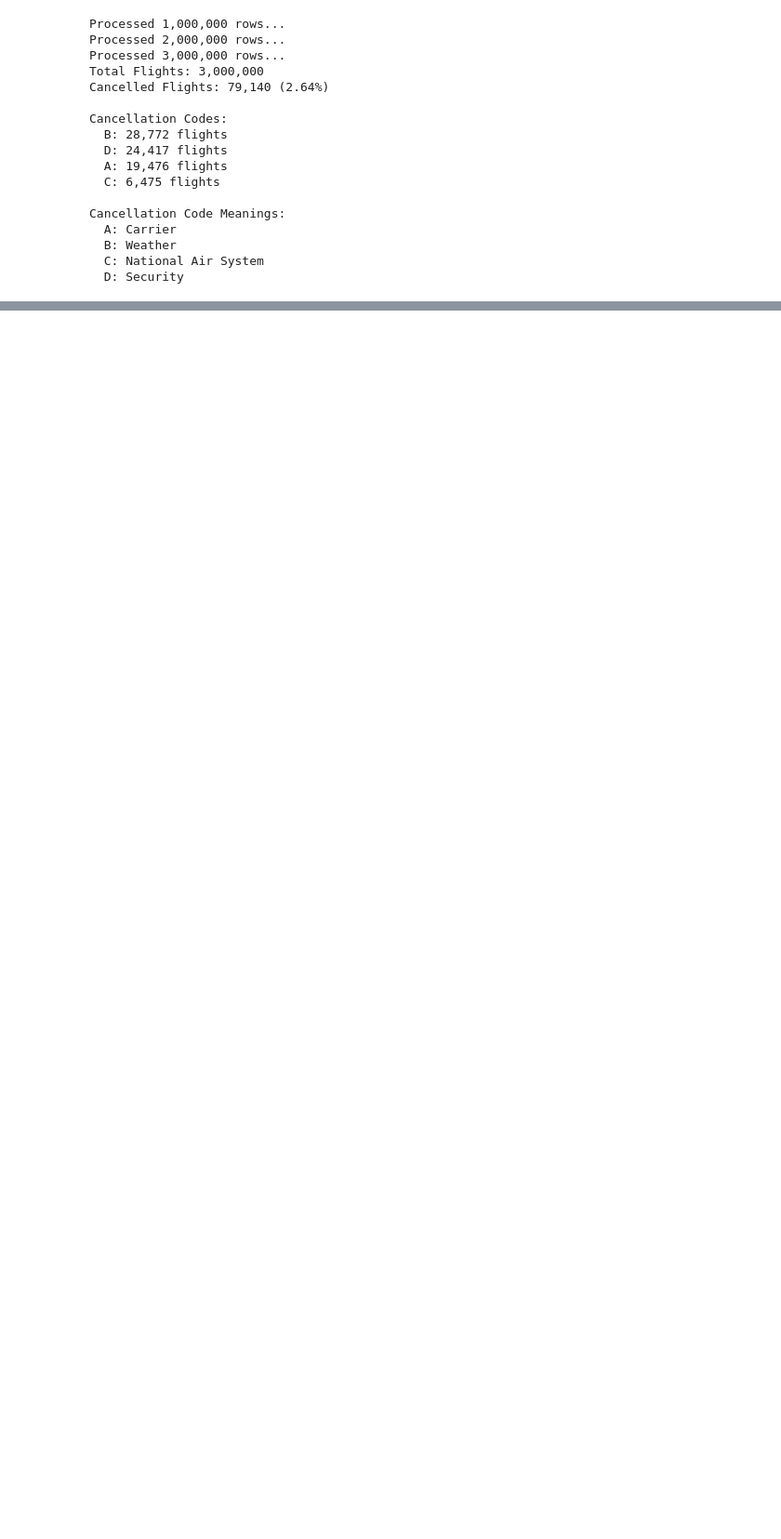
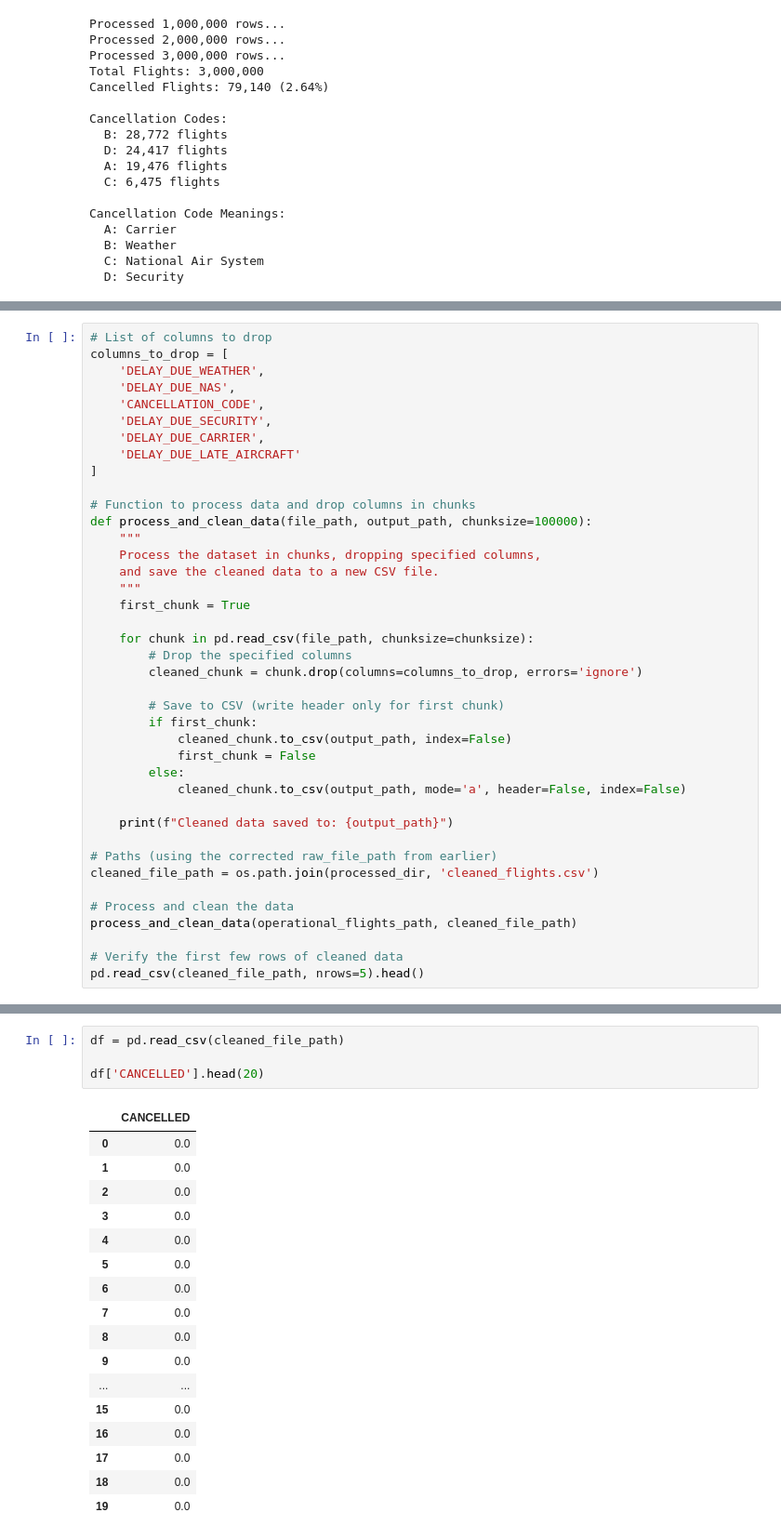
Before and after one commit to Suee18/Forecasting_Flights-DataScience, a Jupyter notebook: notebooks/preprocessing/3Mflights.ipynb, the cells around one changed output, grey strips where cells are left out. Shown at 93% size. Cells and saved outputs as stored; diff of their text form; blank space fills up the shorter version.

```diff
--- a/notebooks/preprocessing/3Mflights.ipynb
+++ b/notebooks/preprocessing/3Mflights.ipynb
@@ -221,0 +263,40 @@ Operational flights saved to: c:\Users\shex\Desktop\CS\Data Science\predictingfl
+# %%
+# List of columns to drop
+columns_to_drop = [
+    'DELAY_DUE_WEATHER',
+    'DELAY_DUE_NAS',
+    'CANCELLATION_CODE',
+    'DELAY_DUE_SECURITY',
+    'DELAY_DUE_CARRIER',
+    'DELAY_DUE_LATE_AIRCRAFT'
+]
+
+# Function to process data and drop columns in chunks
+def process_and_clean_data(file_path, output_path, chunksize=100000):
+    """
+    Process the dataset in chunks, dropping specified columns,
+    and save the cleaned data to a new CSV file.
+    """
+    first_chunk = True
+
+    for chunk in pd.read_csv(file_path, chunksize=chunksize):
+        # Drop the specified columns
+        cleaned_chunk = chunk.drop(columns=columns_to_drop, errors='ignore')
+
+        # Save to CSV (write header only for first chunk)
+        if first_chunk:
+            cleaned_chunk.to_csv(output_path, index=False)
+            first_chunk = False
+        else:
+            cleaned_chunk.to_csv(output_path, mode='a', header=False, index=False)
+
+    print(f"Cleaned data saved to: {output_path}")
+
+# Paths (using the corrected raw_file_path from earlier)
+cleaned_file_path = os.path.join(processed_dir, 'cleaned_flights.csv')
+
+# Process and clean the data
+process_and_clean_data(operational_flights_path, cleaned_file_path)
+
+# Verify the first few rows of cleaned data
+pd.read_csv(cleaned_file_path, nrows=5).head()
@@ -221,0 +312,22 @@ Operational flights saved to: c:\Users\shex\Desktop\CS\Data Science\predictingfl
+# %%
+df = pd.read_csv(cleaned_file_path)
+
+df['CANCELLED'].head(20)
+# %% [output]
+|  | CANCELLED |
+| 0 | 0.0 |
+| 1 | 0.0 |
+| 2 | 0.0 |
+| 3 | 0.0 |
+| 4 | 0.0 |
+| 5 | 0.0 |
+| 6 | 0.0 |
+| 7 | 0.0 |
+| 8 | 0.0 |
+| 9 | 0.0 |
+| ... | ... |
+| 15 | 0.0 |
+| 16 | 0.0 |
+| 17 | 0.0 |
+| 18 | 0.0 |
+| 19 | 0.0 |
```
Also changed, not shown: parts of 17 cells of this notebook.
